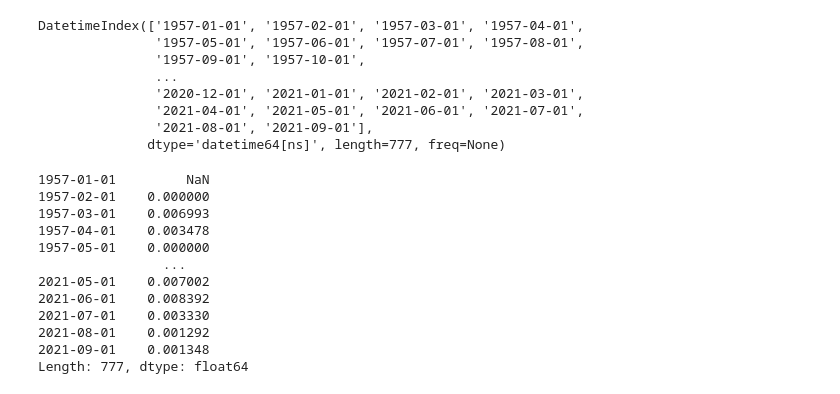
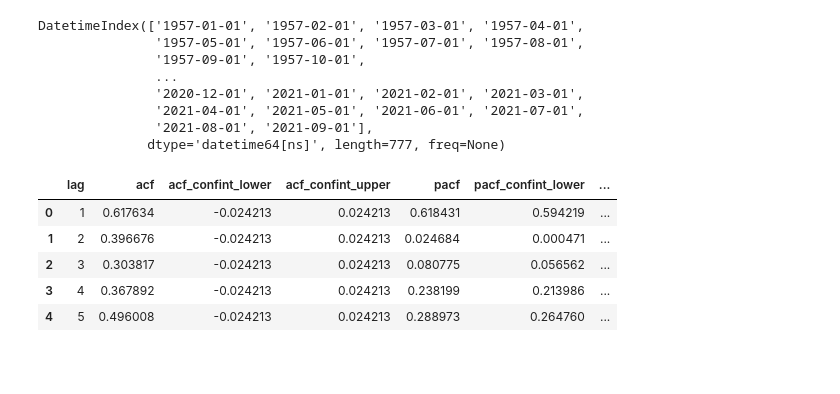
Before and after one commit to jonathanmishler/hrafn, a Jupyter notebook: plotting.ipynb, the cells around one changed output. Drawn from its saved outputs; the diff is of its cells as text; code cells hidden in the pictures; blank space fills up the shorter version.

```diff
--- a/plotting.ipynb
+++ b/plotting.ipynb
@@ -140,18 +143,29 @@ DatetimeIndex(['1957-01-01', '1957-02-01', '1957-03-01', '1957-04-01',
                '2021-04-01', '2021-05-01', '2021-06-01', '2021-07-01',
                '2021-08-01', '2021-09-01'],
               dtype='datetime64[ns]', length=777, freq=None)
-# %%
-np.log(y).diff()
-# %% [output]
-1957-01-01         NaN
-1957-02-01    0.000000
-1957-03-01    0.006993
-1957-04-01    0.003478
-1957-05-01    0.000000
-                ...
-2021-05-01    0.007002
-2021-06-01    0.008392
-2021-07-01    0.003330
-2021-08-01    0.001292
-2021-09-01    0.001348
-Length: 777, dtype: float64
+# %%
+y_t = np.log(y).diff().dropna()
+nlags = 30
+alpha = 0.5
+is_wn = True
+acf, acf_confint, qstat, qstat_pvalue= stattools.acf(y_t, nlags = nlags, qstat=True, alpha=alpha, bartlett_confint=not is_wn)
+pacf, pacf_confint = stattools.pacf(y_t, nlags=nlags, alpha=alpha)
+df = pd.DataFrame(dict(
+    lag = [str(l) for l in range(1,nlags+1)],
+    acf = acf[1:],
+    acf_confint_lower = (acf_confint[:,0] - acf)[1:],
+    acf_confint_upper = (acf_confint[:,1]-acf)[1:],
+    pacf = pacf[1:],
+    pacf_confint_lower = pacf_confint[1:, 0],
+    pacf_confint_upper = pacf_confint[1:, 1],
+    qstat = qstats,
+    qstat_pvalue = qstat_pvalue
+    ))
+df.head()
+# %% [output]
+|  | lag | acf | acf_confint_lower | acf_confint_upper | pacf | pacf_confint_lower | ... |
+| 0 | 1 | 0.617634 | -0.024213 | 0.024213 | 0.618431 | 0.594219 | ... |
+| 1 | 2 | 0.396676 | -0.024213 | 0.024213 | 0.024684 | 0.000471 | ... |
+| 2 | 3 | 0.303817 | -0.024213 | 0.024213 | 0.080775 | 0.056562 | ... |
+| 3 | 4 | 0.367892 | -0.024213 | 0.024213 | 0.238199 | 0.213986 | ... |
+| 4 | 5 | 0.496008 | -0.024213 | 0.024213 | 0.288973 | 0.264760 | ... |
```
Also changed, not shown: parts of 4 cells of this notebook.
